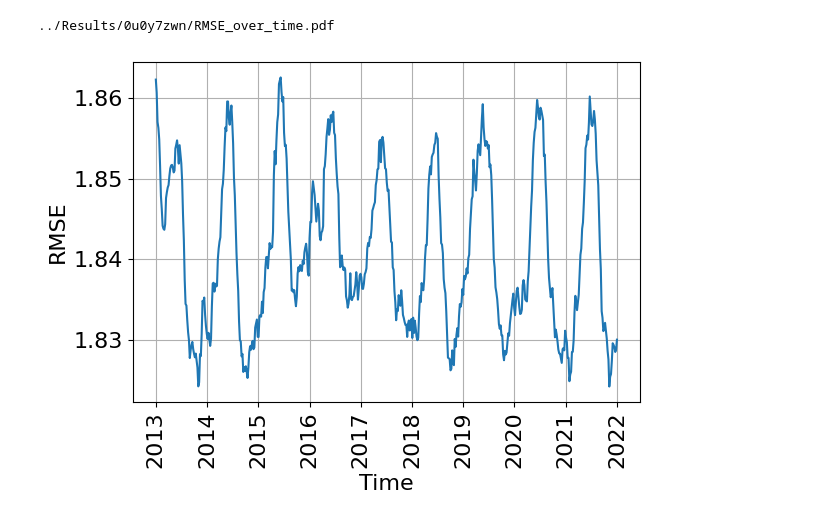
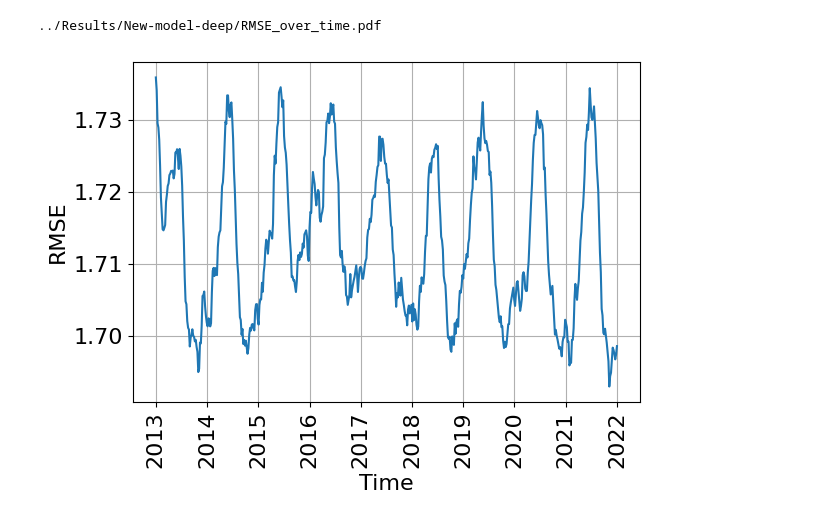
Before and after one commit to lugin100/Research-Project, a Jupyter notebook: Code/Plotting.ipynb, the cells around one changed output. Cells and saved outputs as stored; diff of their text form; code cells hidden in the pictures.

Commit message:
Generate plots for deep model

```diff
--- a/Code/Plotting.ipynb
+++ b/Code/Plotting.ipynb
@@ -5,24 +5,24 @@ from Plotting import *
 from matplotlib import pyplot as plt
 # %%
 # RMSE over time
-model = "interpolation"
+model = "New-model-deep"
 
 rmses = torch.load(f"../Results/{model}/RMSE_over_time.pt", weights_only=True)
-rmses = np.array(rmses)
+rmses = np.array(rmses)[:13056]
 
 def exponential_moving_average(data, alpha):
     ema = [data[0]]
     for value in data[1:]:
         ema.append(alpha * value + (1 - alpha) * ema[-1])
     return np.array(ema)
 
 B = 24
 batches = rmses.reshape((-1,B))
 batch_means= batches.mean(axis=-1)
 
 smooth = exponential_moving_average(batch_means, alpha=.05)
 plot_RMSE_over_time(smooth)
 plot_io(show=True, save_name=f"../Results/{model}/RMSE_over_time")
 # %% [output]
-../Results/0u0y7zwn/RMSE_over_time.pdf
+../Results/New-model-deep/RMSE_over_time.pdf
-[figure, old version]
+[figure, new version]
```
Also changed, not shown: parts of 1 cell of this notebook, 4 other files.
